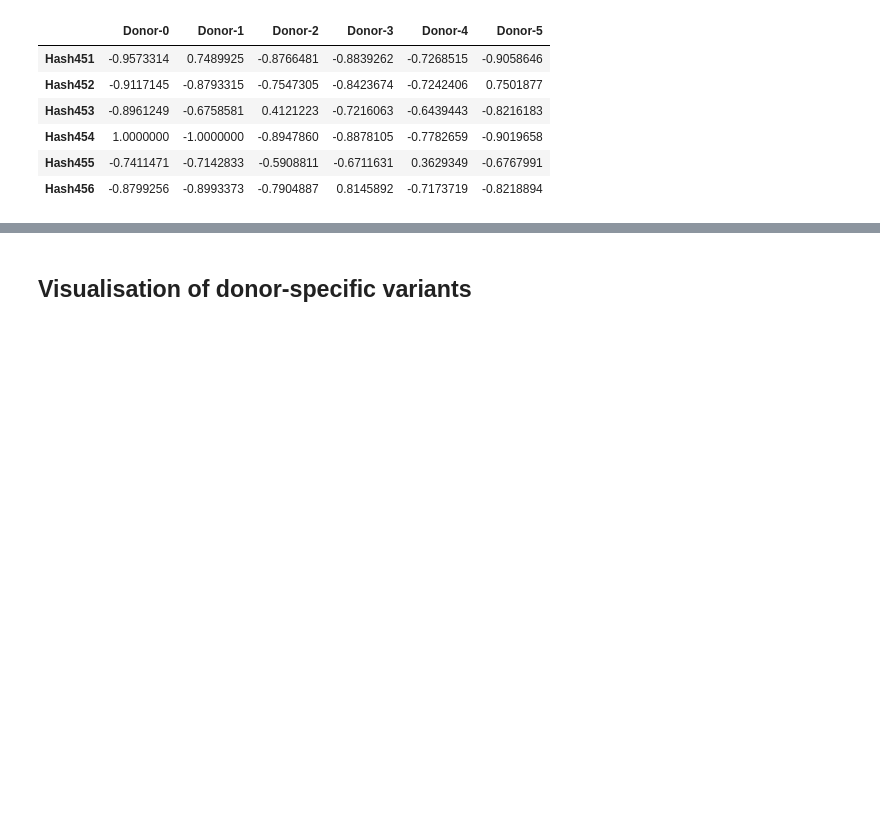
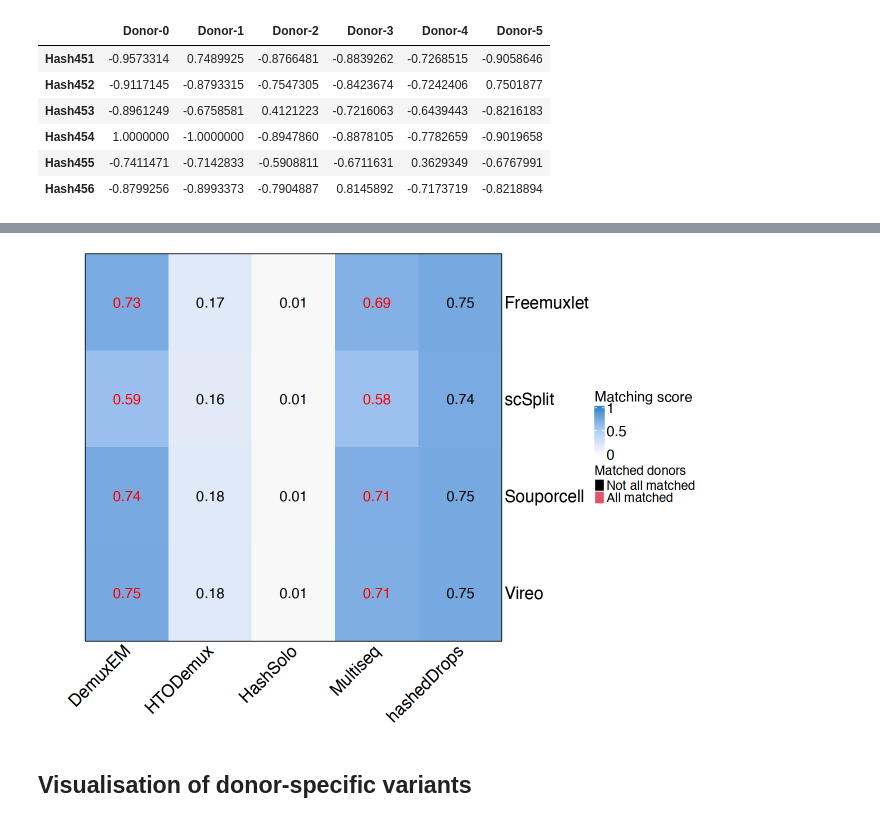
Before and after one commit to theislab/hadge-reproducibility, a Jupyter notebook: notebooks/Figure3.ipynb, the cells around one changed output, grey strips where cells are left out. Cells and saved outputs as stored; diff of their text form; code cells hidden in the pictures; blank space fills up the shorter version.

```diff
--- a/notebooks/Figure3.ipynb
+++ b/notebooks/Figure3.ipynb
@@ -66,0 +68,4 @@ pheatmap(scaled_matrix, treeheight_row=F, treeheight_col=F, display_numbers=roun
+# %%
+### Matching scores Among all genotype- and hashing-based methods
+all_score <- fread("../data/pipeline_output/gx12/donor_match/score_record.csv")
+all_score
@@ -66,0 +92,9 @@ pheatmap(scaled_matrix, treeheight_row=F, treeheight_col=F, display_numbers=roun
+# %%
+score_matrix <- reshape(all_score[,1:3], idvar = "best_method1", timevar ="best_method2", direction = "wide")
+score_matrix <- score_matrix[, -1]
+score_matrix <- as.matrix(score_matrix)
+
+colnames(score_matrix) <- c("DemuxEM", "HashSolo", "HTODemux", "Multiseq", "hashedDrops")
+rownames(score_matrix) <- c("Freemuxlet", "scSplit", "Souporcell", "Vireo")
+score_matrix  <- score_matrix[, c("DemuxEM", "Multiseq", "HashSolo", "HTODemux", "hashedDrops")]
+score_matrix
@@ -67,3 +108,34 @@ pheatmap(scaled_matrix, treeheight_row=F, treeheight_col=F, display_numbers=roun
+# %%
+cpalette = circlize::colorRamp2(c(0,0.5,1), hcl.colors(4, "Blues 3", rev = T)[1:3])
+options(repr.plot.width=11, repr.plot.height=8)
+#pdf("heatmap_donor_match_gx12.pdf",width=11,height=8)
+ht <- Heatmap(score_matrix, name = "Matching score", cluster_rows = F, show_column_dend = F,
+      col = cpalette,border = TRUE,
+      column_order = sort(colnames(score_matrix)),
+      column_names_gp = grid::gpar(fontsize = 20),
+      row_names_gp = grid::gpar(fontsize = 20),
+      heatmap_legend_param = list(
+        labels_gp = gpar(fontsize = 17),
+        title_gp = gpar(fontsize = 17)),
+      column_names_rot = 45,
+      cell_fun = function(j, i, x, y, width, height, fill) {
+        if (j %in% c(1,2))
+        grid.text(sprintf("%.2f", score_matrix[i, j]), x, y,
+            gp = gpar(fontsize = 17, col = "red"))
+        else{
+          grid.text(sprintf("%.2f", score_matrix[i, j]), x, y, gp = gpar(fontsize = 17, col = "black"))
+        }
+      })
+lgd_list = list(
+  Legend(labels = c("Not all matched", "All matched"),
+    title = "Matched donors", legend_gp = gpar(fill = 1:2),
+    title_gp = gpar(fontsize = 15),
+    labels_gp = gpar(fontsize = 15)))
+
+draw(ht, heatmap_legend_list = lgd_list,heatmap_legend_side = "right", padding = unit(c(2, 20, 2, 2), "mm") )
+#dev.off()
+# %% [output]
+[figure, added]
 # %% [markdown]
 ## Visualisation of donor-specific variants
 # %%
```
Also changed, not shown: parts of 11 cells of this notebook, 1 other file.
